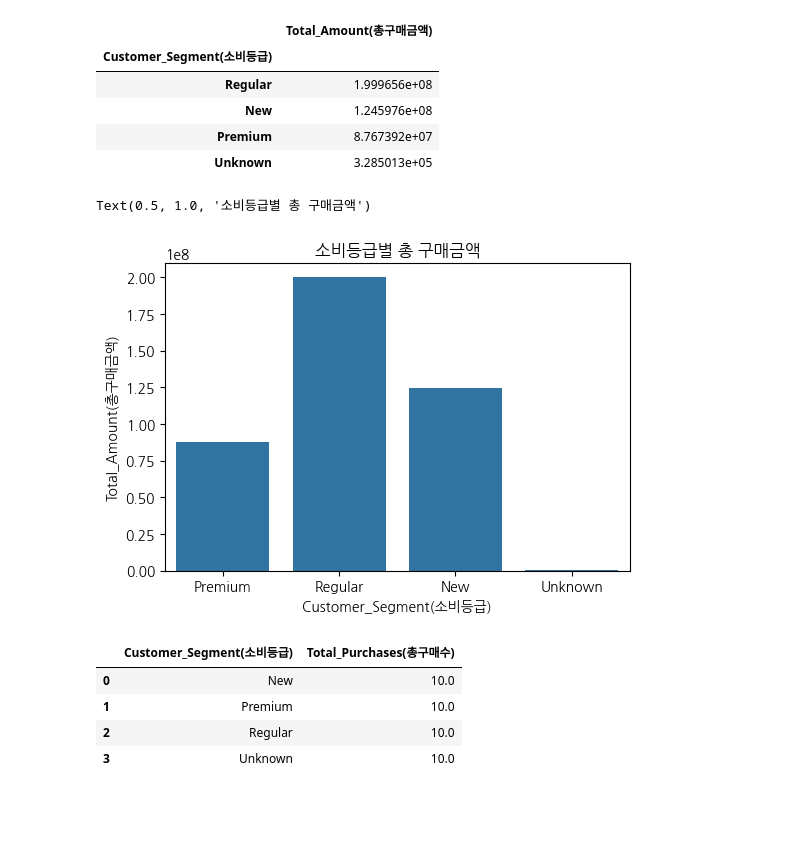
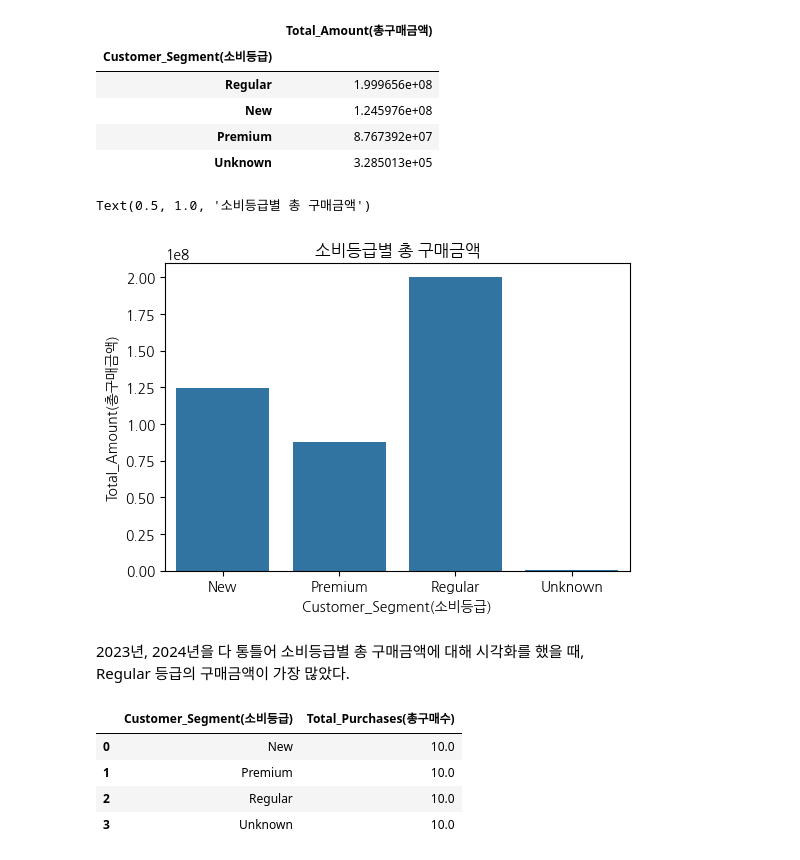
Before and after one commit to youscd/Retail_data_Analysis, a Jupyter notebook: 분석 시각화.ipynb, the cells around one changed output. Saved outputs shown, nothing was run; the diff lists cells and outputs as text; code cells hidden in the pictures; blank space fills up the shorter version.

```diff
--- a/분석 시각화.ipynb
+++ b/분석 시각화.ipynb
@@ -256,13 +256,16 @@ df_notnull.groupby(['Customer_Segment(소비등급)'])[['Total_Amount(총구매
 # %%
 # 소비등급 별 매출 시각화
 a = df_notnull.groupby(['Customer_Segment(소비등급)'])[['Total_Amount(총구매금액)']].sum().reset_index()
 
 plt.figure(figsize=(6, 4))
-sns.barplot(data=a, x="Customer_Segment(소비등급)", y="Total_Amount(총구매금액)", order=['Premium', 'Regular', 'New', 'Unknown'])
+sns.barplot(data=a, x="Customer_Segment(소비등급)", y="Total_Amount(총구매금액)")
 plt.title('소비등급별 총 구매금액')
 # %% [output]
 Text(0.5, 1.0, '소비등급별 총 구매금액')
-[figure, old version]
+[figure, new version]
+# %% [markdown]
+2023년, 2024년을 다 통틀어 소비등급별 총 구매금액에 대해 시각화를 했을 때,\
+Regular 등급의 구매금액이 가장 많았다.
 # %%
 # 소비등급 별 최대 구매수 확인
 b = df_notnull.groupby(['Customer_Segment(소비등급)'])[['Total_Purchases(총구매수)']].max().reset_index()
```
Also changed, not shown: parts of 25 cells of this notebook.
